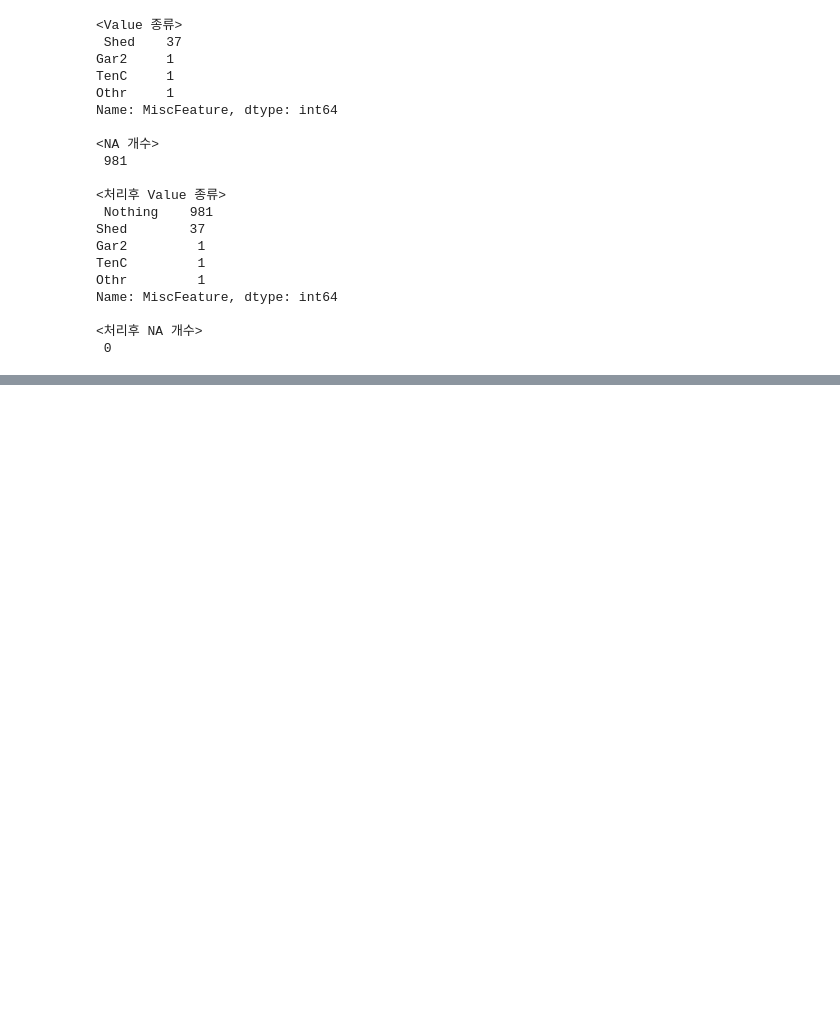
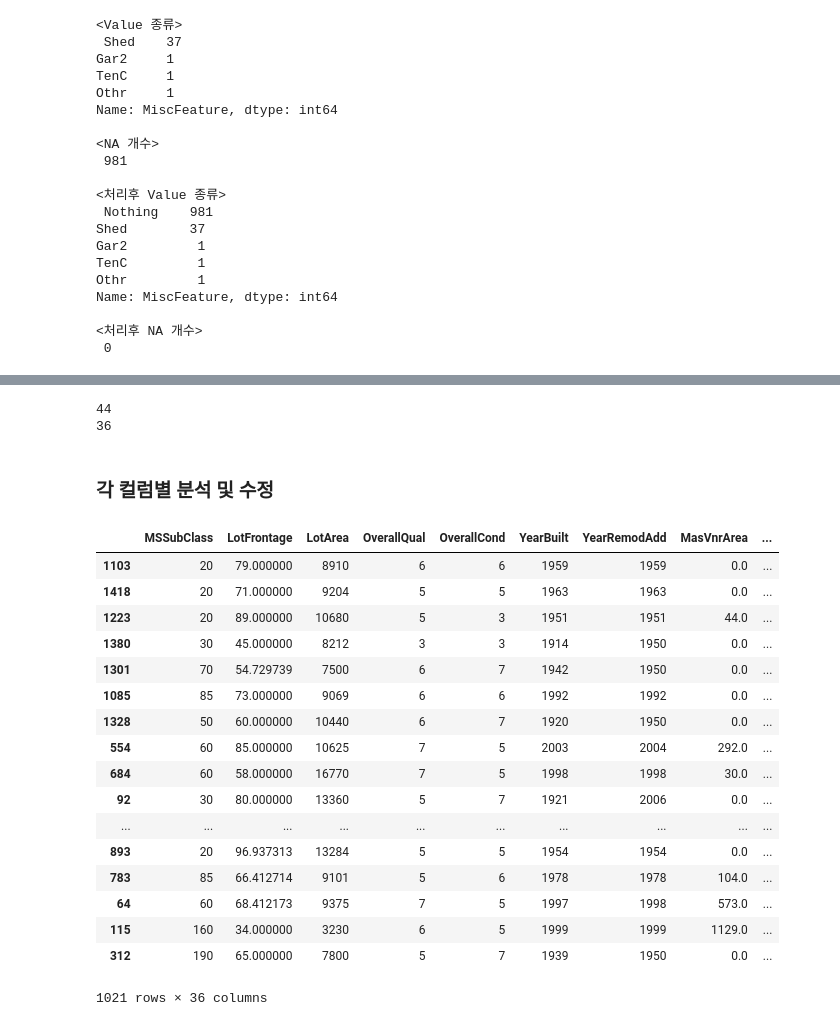
Before and after one commit to lim800/DoNotUse, a Jupyter notebook: SemiProject/houseplrices/jjlim.ipynb, the cells around one changed output, grey strips where cells are left out. Drawn from its saved outputs; the diff is of its cells as text; code cells hidden in the pictures; blank space fills up the shorter version.

```diff
--- a/SemiProject/houseplrices/jjlim.ipynb
+++ b/SemiProject/houseplrices/jjlim.ipynb
@@ -713,0 +795,5 @@ Name: MiscFeature, dtype: int64
+# %%
+# df_train 으로 NA값 정리한 데이터 이동
+for i in col_null:
+    df_train[i] = na_list[i]
+df_train.isna().sum()
@@ -713,0 +829,36 @@ Name: MiscFeature, dtype: int64
+# %%
+col_cat = []
+col_quan = []
+for i in df_train.columns:
+    if df_train[i].dtype == 'object':
+        col_cat.append(i)
+    else:
+        col_quan.append(i)
+print(len(col_cat))
+print(len(col_quan))
+# %% [output]
+44
+36
+# %% [markdown]
+### 각 컬럼별 분석 및 수정
+# %%
+df_train[col_quan]
+# %% [output]
+|  | MSSubClass | LotFrontage | LotArea | OverallQual | OverallCond | YearBuilt | YearRemodAdd | MasVnrArea | ... |
+| 1103 | 20 | 79.000000 | 8910 | 6 | 6 | 1959 | 1959 | 0.0 | ... |
+| 1418 | 20 | 71.000000 | 9204 | 5 | 5 | 1963 | 1963 | 0.0 | ... |
+| 1223 | 20 | 89.000000 | 10680 | 5 | 3 | 1951 | 1951 | 44.0 | ... |
+| 1380 | 30 | 45.000000 | 8212 | 3 | 3 | 1914 | 1950 | 0.0 | ... |
+| 1301 | 70 | 54.729739 | 7500 | 6 | 7 | 1942 | 1950 | 0.0 | ... |
+| 1085 | 85 | 73.000000 | 9069 | 6 | 6 | 1992 | 1992 | 0.0 | ... |
+| 1328 | 50 | 60.000000 | 10440 | 6 | 7 | 1920 | 1950 | 0.0 | ... |
+| 554 | 60 | 85.000000 | 10625 | 7 | 5 | 2003 | 2004 | 292.0 | ... |
+| 684 | 60 | 58.000000 | 16770 | 7 | 5 | 1998 | 1998 | 30.0 | ... |
+| 92 | 30 | 80.000000 | 13360 | 5 | 7 | 1921 | 2006 | 0.0 | ... |
+| ... | ... | ... | ... | ... | ... | ... | ... | ... | ... |
+| 893 | 20 | 96.937313 | 13284 | 5 | 5 | 1954 | 1954 | 0.0 | ... |
+| 783 | 85 | 66.412714 | 9101 | 5 | 6 | 1978 | 1978 | 104.0 | ... |
+| 64 | 60 | 68.412173 | 9375 | 7 | 5 | 1997 | 1998 | 573.0 | ... |
+| 115 | 160 | 34.000000 | 3230 | 6 | 5 | 1999 | 1999 | 1129.0 | ... |
+| 312 | 190 | 65.000000 | 7800 | 5 | 7 | 1939 | 1950 | 0.0 | ... |
+1021 rows × 36 columns
```
Also changed, not shown: parts of 12 cells of this notebook, 2 other files.
